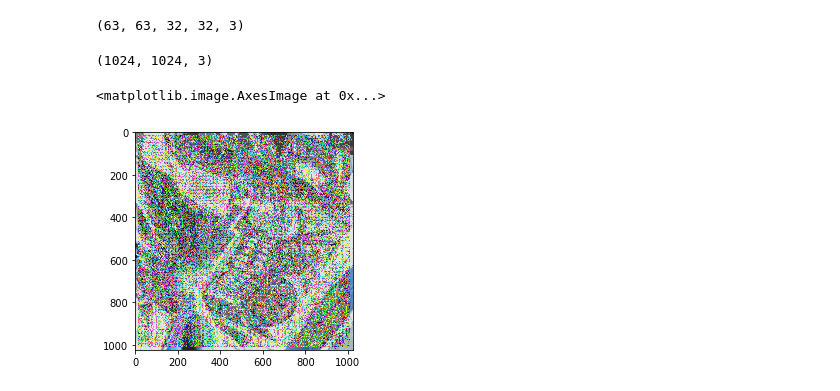
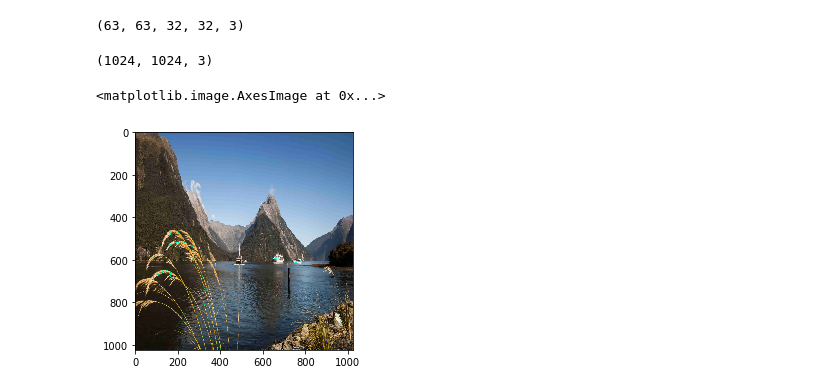
Before and after one commit to Ayush-Shirsat/DIP-project, a Jupyter notebook: ARCNN/color_Predict.ipynb, the cells around one changed output. Drawn from its saved outputs; the diff is of its cells as text; code cells hidden in the pictures.

Commit message:
update predict files and color model

```diff
--- a/ARCNN/color_Predict.ipynb
+++ b/ARCNN/color_Predict.ipynb
@@ -27,10 +25,15 @@ stride = 16
 row_num = (1024 - block_size) // stride + 1
 col_num = (1024 - block_size) // stride + 1
 
+img = cv2.resize(cv2.imread('DIV2K_train_HR/'+filenames[38]),(1024,1024))
+img = cv2.cvtColor(img, cv2.COLOR_BGR2RGB)
 
-img = cv2.resize(cv2.imread('DIV2K_train_HR/'+filenames[440]),(1024,1024))
-img = cv2.cvtColor(img, cv2.COLOR_BGR2RGB)
+compressed_files = sorted(os.listdir('compressed_new'))
+test_sample = cv2.resize(cv2.imread('compressed_new/'+compressed_files[38]),(1024,1024))
+test_sample = cv2.cvtColor(test_sample, cv2.COLOR_BGR2RGB)
 plt.imshow(img)
+plt.figure()
+plt.imshow(test_sample)
 test_data = []
 for y in range(row_num):
     for x in range(col_num):
@@ -38,7 +41,7 @@ for y in range(row_num):
         x_end = x_start+block_size
         y_start = y*stride
         y_end = y_start+block_size
-        block = img[y_start:y_end, x_start:x_end, :]
+        block = test_sample[y_start:y_end, x_start:x_end, :]
         pred_block = loaded_model.predict(block.reshape(1,32,32,3))
         test_data.append(pred_block.astype('uint8'))
 
@@ -54,20 +58,22 @@ print(test_data.shape)
 # %%
 recon = np.ones((img.shape[0],img.shape[1],3))
 print(recon.shape)
 
 
 for i in range(0,row_num):
     for j in range(0,col_num):
         if i%2 == 0 and j%2 == 0:
-            recon[i*16:i*16+32,j*16:j*16+32, :] = test_data[i][j]
+            recon[i*16:i*16+32,j*16:j*16+32, :] = test_data[i][j].astype('uint8')
 
 for i in range(0,row_num):
     for j in range(0,col_num):
         if i%2 != 0 and j%2 != 0:
             recon[i*16:i*16+32,j*16:j*16+32] = (recon[i*16:i*16+32,j*16:j*16+32] + test_data[i][j])/2
 
+recon = recon.astype('uint8')
 plt.imshow(recon)
+# print(recon)
 # %% [output]
 (1024, 1024, 3)
 <matplotlib.image.AxesImage at 0x...>
-[figure, old version]
+[figure, new version]
```
Also changed, not shown: parts of 5 cells of this notebook, 2 other files.
